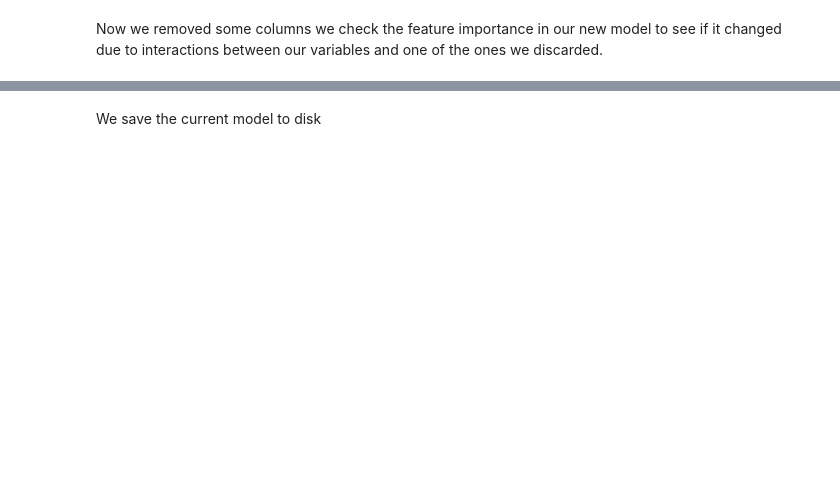
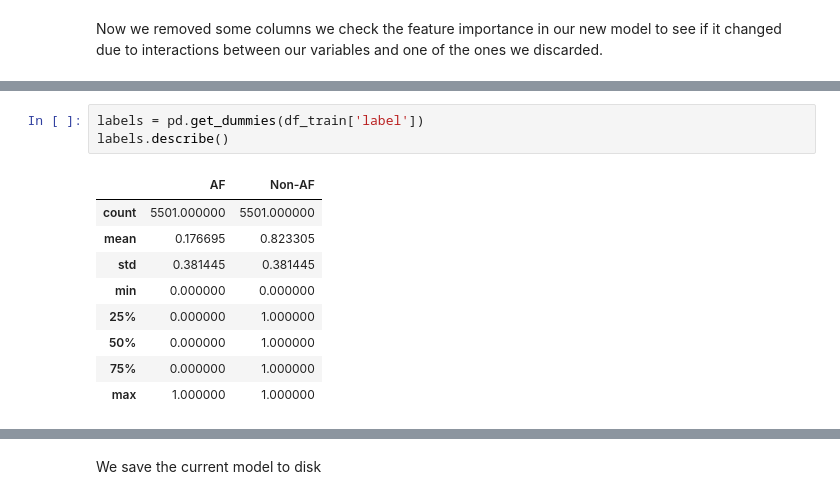
Before and after one commit to tomiambro/phys2020Classifier, a Jupyter notebook: AFDetection.ipynb, the cells around one changed output, grey strips where cells are left out. Drawn from its saved outputs; the diff is of its cells as text; blank space fills up the shorter version.

```diff
--- a/AFDetection.ipynb
+++ b/AFDetection.ipynb
@@ -392,0 +424,13 @@ df.to_feather('datasets/fitted/af-dataset')
+# %%
+labels = pd.get_dummies(df_train['label'])
+labels.describe()
+# %% [output]
+|  | AF | Non-AF |
+| count | 5501.000000 | 5501.000000 |
+| mean | 0.176695 | 0.823305 |
+| std | 0.381445 | 0.381445 |
+| min | 0.000000 | 0.000000 |
+| 25% | 0.000000 | 1.000000 |
+| 50% | 0.000000 | 1.000000 |
+| 75% | 0.000000 | 1.000000 |
+| max | 1.000000 | 1.000000 |
```
Also changed, not shown: parts of 24 cells of this notebook, 4 other files.
